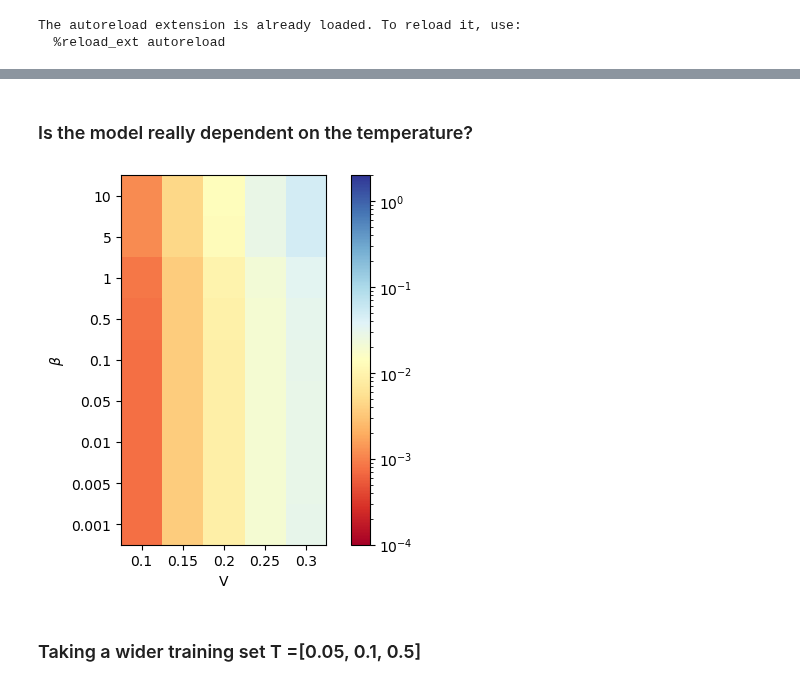
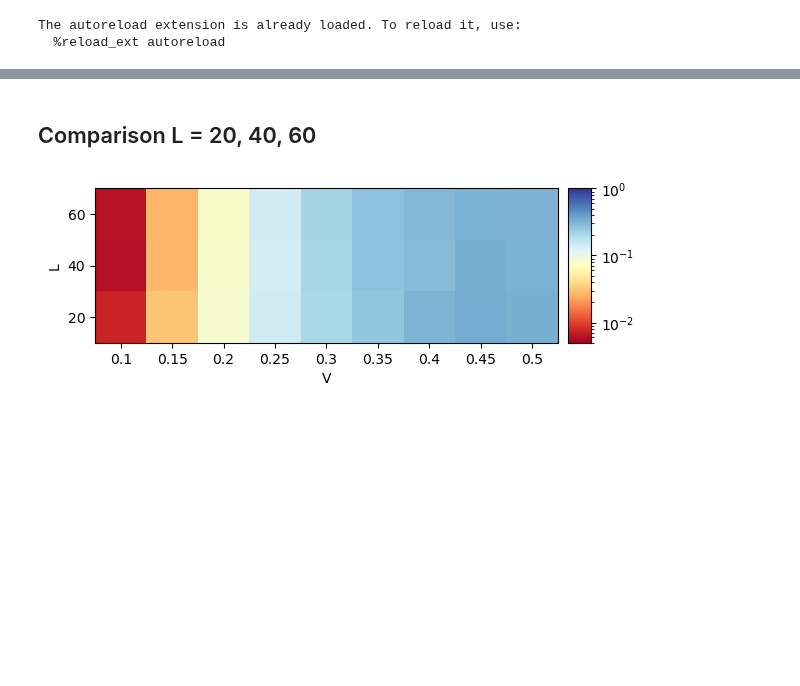
Before and after one commit to giovannicemin/master_thesis, a Jupyter notebook: project/weakly_interacting.ipynb, the cells around one changed output, grey strips where cells are left out. Drawn from its saved outputs; the diff is of its cells as text; code cells hidden in the pictures; blank space fills up the shorter version.

```diff
--- a/project/weakly_interacting.ipynb
+++ b/project/weakly_interacting.ipynb
@@ -80,12 +86,12 @@ from ml.utils import calculate_error
 # %%
 # for each combinations of potential and training T
 
-T_max = 10
+T_max = 20
 beta = 1
 fname = './data/data_test_W.hdf5'
 
 training_times = [3,4,5,6,7,8,9,10]
-potential = [0.1, 0.15, 0.2, 0.25, 0.3, 0.35]
+potential = [0.1, 0.15, 0.2, 0.25, 0.3, 0.35, 0.4, 0.45, 0.5]
 
 errors = []
 
@@ -138,6 +144,6 @@ plt.show()
 # %%
-T_train = 3
-vv = 0.35
+T_train = 10
+vv = 0.2
 # import TEBD data
 gname = 'cohVec_L_' + str(prms['L']) + \
         '_V_' + str(int(vv*1e3)).zfill(4) + \
@@ -158,8 +164,5 @@ model.load_state_dict(torch.load(Path('./data/trained_W/' + name)))
 # predict dynamics with the model
 ml_dyn = model.generate_trajectory(v_0=np.array(data_tebd[0]), T=T_max, beta=beta)
 
-# calculate error
-err.append(calculate_error(results_ml=ml_dyn, results_tebd=data_tebd, T=T_max, dt=prms['dt']))
-
 print_comparison(data_tebd, ml_dyn, T_max, dt=0.01, ylim=0.6)
 # %% [output]
@@ -183,3 +170,3 @@ array([[-0.1932895 , -0.12609682,  0.40224564, ..., -0.08544753,
-# %% [markdown]
-### Is the model really dependent on the temperature?
+# %% [markdown]
+## Comparison L = 20, 40, 60
 # %%
@@ -218,23 +211,26 @@ for beta in prms['beta']:
 # %%
 fig, ax = plt.subplots()
 
-im = ax.imshow(errors_, origin='lower', cmap='RdYlBu', norm=LogNorm(vmin=0.0001, vmax=2))
+im = ax.imshow(errors, origin='lower', cmap='RdYlBu', norm=LogNorm(vmin=0.005, vmax=1))
 
-my_x_ticks = prms['potential']
-my_y_ticks = prms['beta']
+my_x_ticks = potential
+my_y_ticks = L
 ax.set_xticks([i for i in range(len(my_x_ticks))])
 ax.set_xticklabels(my_x_ticks)
 ax.set_xlabel('V')
 ax.set_yticks([i for i in range(len(my_y_ticks))])
 ax.set_yticklabels(my_y_ticks)
-ax.set_ylabel(r'$\beta$')
+ax.set_ylabel(r'L')
 
-fig.colorbar(im, ax=ax)
+# create an axes on the right side of ax. The width of cax will be 5%
+# of ax and the padding between cax and ax will be fixed at 0.05 inch.
+divider = make_axes_locatable(ax)
+cax = divider.append_axes("right", size="5%", pad=0.1)
+
+fig.colorbar(im, cax=cax)
 
 plt.show()
-#fig.savefig('../pictures/results_training_same_beta.pdf', dpi=150)
+#fig.savefig('../pictures/length_dependance_W.pdf', dpi=150)
 # %% [output]
-[figure, old version]
+[figure, new version]
-# %% [markdown]
-### Taking a wider training set T =[0.05, 0.1, 0.5]
 # %%
```
Also changed, not shown: parts of 17 cells of this notebook, 2 other files.
